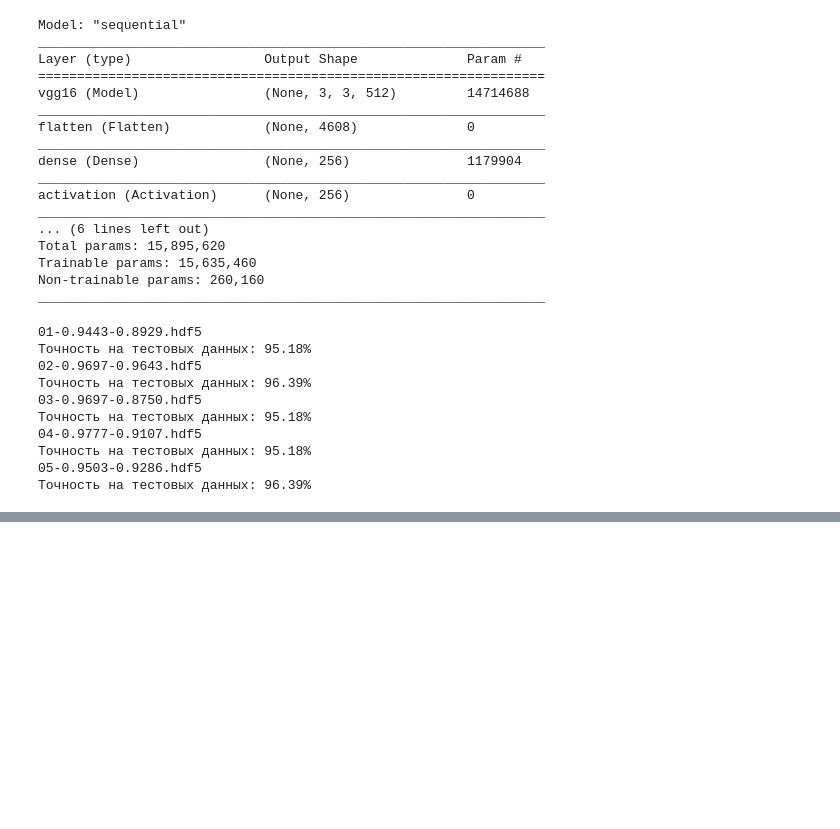
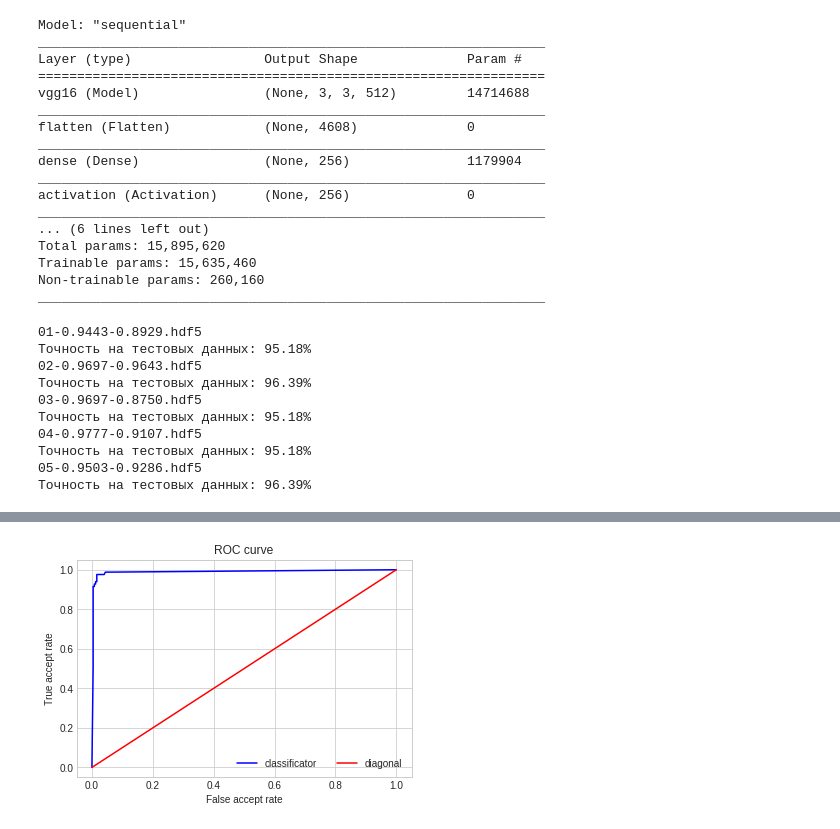
Before and after one commit to Christina174/cnn-bakery-products, a Jupyter notebook: test.ipynb, the cells around one changed output, grey strips where cells are left out. Drawn from its saved outputs; the diff is of its cells as text; code cells hidden in the pictures; blank space fills up the shorter version.

Commit message:
add ROC curve

```diff
--- a/test.ipynb
+++ b/test.ipynb
@@ -65,6 +34,6 @@ datagen = ImageDataGenerator(rescale=1./255.,
                             )
 # %%
-test_df = pandas.read_csv("./bigpic/transformed/test.csv")
+test_df = pandas.read_csv("./dataset/test.csv")
 
 # https://keras.io/preprocessing/image/#flow_from_dataframe
 
@@ -83,4 +52,4 @@ Found 83 validated image filenames belonging to 4 classes.
 # загрузка предварительно обученной модели
 #model = keras.models.load_model('modelWork.hdf5')
 
-model = keras.models.load_model('./saveModelWeightStep/24-0.9457-0.9821 workModel.hdf5')
+model = keras.models.load_model('modelWork.hdf5')
@@ -189,0 +175,43 @@ for k in range(len(spisoktest)):
+# %%
+# Вычисляем значения для построения ROC кривой, чтобы оценить качество обученной модели.
+# Для каждого значения порога определяются значения FAR(false accept rate) и TAR (true accept rate).
+
+FAR = []
+TAR = []
+for t in range(101):
+    t/=100.0
+    tp = 0
+    tn = 0
+    fp = 0
+    fn = 0
+    for k in range(len(confidence)):
+        for i in range(len(classes)):
+            if classes[i] != y.loc[k]:
+                if confidence[k][i] >= t:
+                    fp += 1
+                else:
+                    tn += 1
+            else:
+                if confidence[k][i] >= t:
+                    tp += 1
+                else:
+                    fn += 1
+    TAR.append(tp/(tp+fn))
+    FAR.append(fp/(tn+fp))
+# %%
+import matplotlib.pyplot as plt
+%matplotlib inline
+
+# Отображаем на графике ROC кривую -
+# рисуем точки в соответсвии со значениями FAR по оси абсцисс, а TAR – оси ординат.
+
+plt.style.use('seaborn-whitegrid')
+plt.plot(FAR, TAR,'-b', label = 'classificator')
+plt.plot([0,1], [0,1],'-r', label = 'diagonal')
+plt.legend(ncol=2)
+plt.xlabel('False accept rate')
+plt.ylabel('True accept rate')
+plt.title('ROC curve')
+plt.show()
+# %% [output]
+[figure, added]
```
Also changed, not shown: parts of 8 cells of this notebook, 5 other files.
